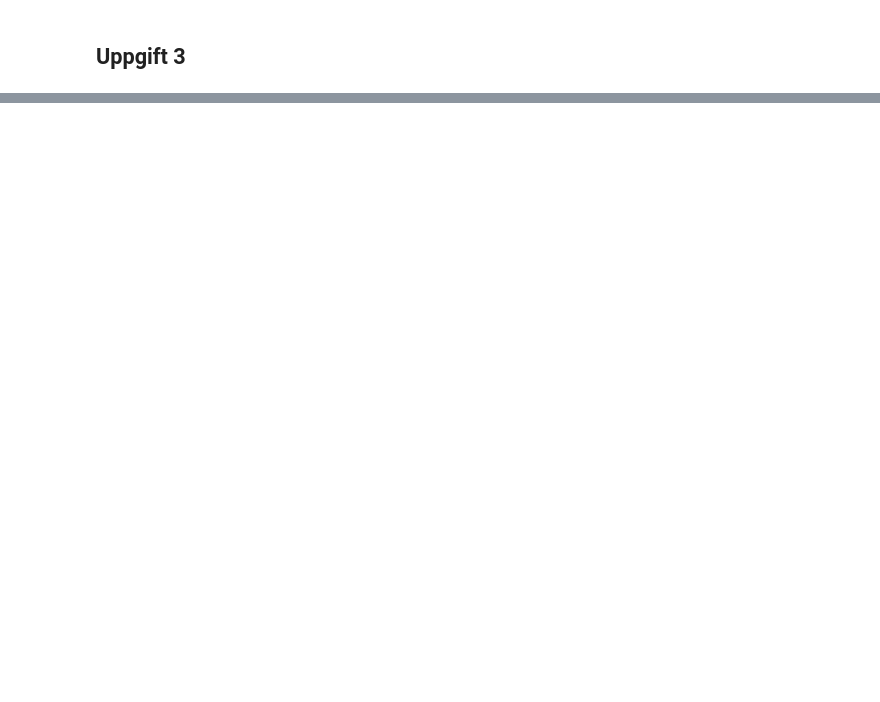
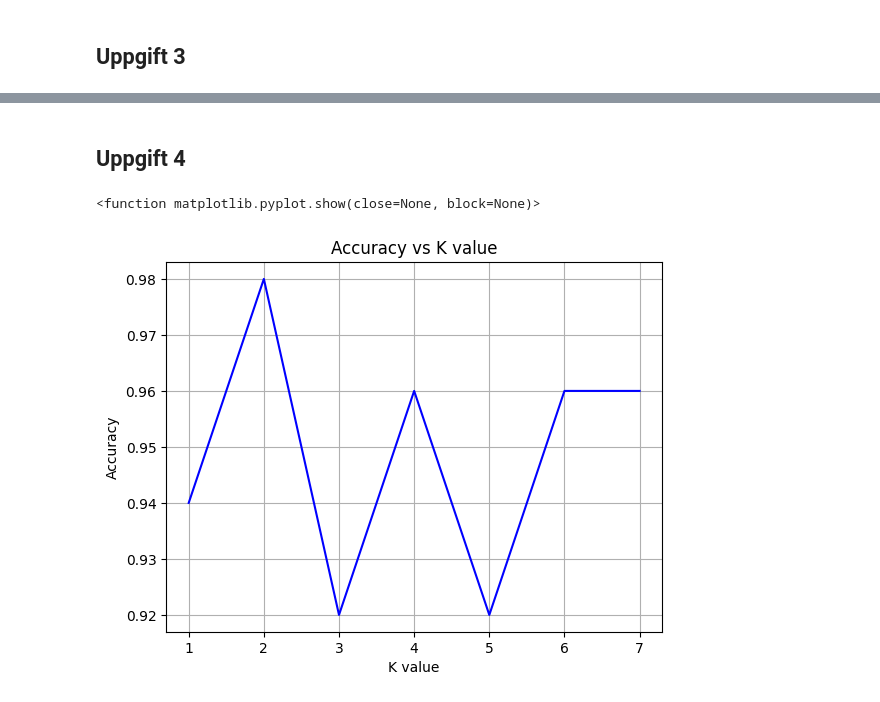
Before and after one commit to Max149/python-programming-max-farnstrom, a Jupyter notebook: Labs/Lab2.ipynb, the cells around one changed output, grey strips where cells are left out. Drawn from its saved outputs; the diff is of its cells as text; code cells hidden in the pictures; blank space fills up the shorter version.

```diff
--- a/Labs/Lab2.ipynb
+++ b/Labs/Lab2.ipynb
@@ -230,0 +284,58 @@ Test point (width, height): (20.5, 34) - closest points:
+# %% [markdown]
+## Uppgift 4
+# %%
+import math
+import matplotlib.pyplot as plt
+
+accuracy_val = []
+k_val = []
+
+def calculate_distance(point1, point2):
+    return math.sqrt((point1[0] - point2[0])**2 + (point1[1] - point2[1])**2)
+
+
+# going through different values for k(1-8)
+for k in range(1, 8):
+    TP = 0
+    FP = 0
+    FN = 0
+    TN = 0
+
+    # going through test data and calculating distances, sort them, counting and choosing maj class, and also uppdate tp, fp, fn, tn on the real labels
+    for test_point, actual_label in test_data_label:
+        distances = [(calculate_distance(test_point, train_point), train_label) for train_point, train_label in training_data_label]
+
+        sorted_distances = sorted(distances, key=lambda x: x[0])
+        k_nearest = sorted_distances[:k]
+
+        pikachu_count = sum(1 for _, label in k_nearest if label == "Pikachu")
+        pichu_count = sum(1 for _, label in k_nearest if label == "Pichu")
+
+        predicted_label = "Pikachu" if pikachu_count > pichu_count else "Pichu"
+
+        if predicted_label == "Pikachu" and actual_label == "Pikachu":
+            TP += 1
+        elif predicted_label == "Pikachu" and actual_label == "Pichu":
+            FP += 1
+        elif predicted_label == "Pichu" and actual_label == "Pikachu":
+            FN += 1
+        else:
+            TN += 1
+
+    # calculating accuracy
+    Total = len(test_data_label)
+    accuracy = (TP + TN) / Total
+
+    # adding k_val and accuracy for plotting
+    accuracy_val.append(accuracy)
+    k_val.append(k)
+
+plt.plot(k_val, accuracy_val, color= "blue")
+plt.title("Accuracy vs K value")
+plt.xlabel("K value")
+plt.ylabel("Accuracy")
+plt.grid(True)
+plt.show
+# %% [output]
+<function matplotlib.pyplot.show(close=None, block=None)>
+[figure, added]
```
Also changed, not shown: parts of 6 cells of this notebook.
